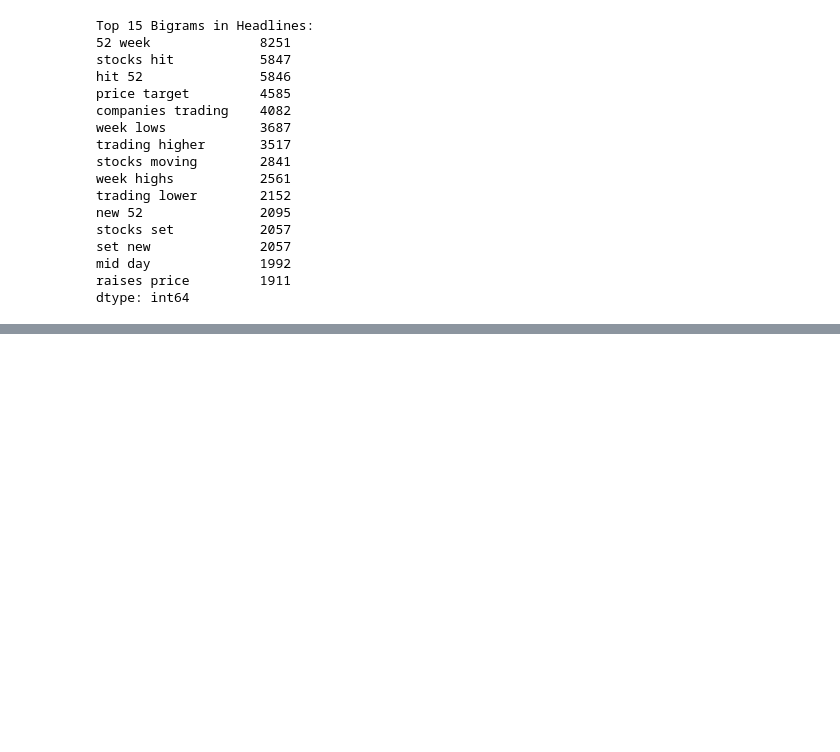
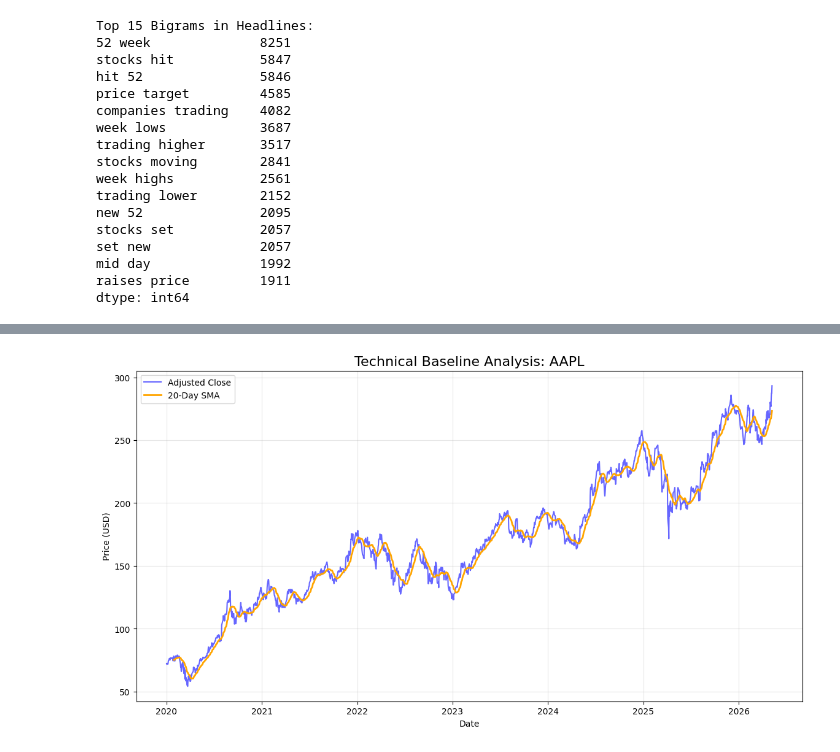
Before and after one commit to Solih06/nova-financial-analysis, a Jupyter notebook: notebooks/eda_analysis.ipynb, the cells around one changed output, grey strips where cells are left out. Saved outputs shown, nothing was run; the diff lists cells and outputs as text; code cells hidden in the pictures; blank space fills up the shorter version.

```diff
--- a/notebooks/eda_analysis.ipynb
+++ b/notebooks/eda_analysis.ipynb
@@ -127,0 +156,17 @@ dtype: int64
+# %%
+import yfinance as yf
+import pandas as pd
+
+# 1. Define the ticker and date range
+ticker = "AAPL"
+start_date = "2020-01-01"
+end_date = "2026-05-10"
+
+# 2. Fetch the data
+print(f"Downloading {ticker} data...")
+stock_df = yf.download(ticker, start=start_date, end=end_date)
+
+# 3. Calculate the SMA_20 (This is the technical indicator proof!)
+stock_df['SMA_20'] = stock_df['Close'].rolling(window=20).mean()
+
+print("Data ready for plotting!")
@@ -127,0 +180,21 @@ dtype: int64
+# %%
+import matplotlib.pyplot as plt
+
+# Assuming 'stock_df' contains your fetched yfinance data
+plt.figure(figsize=(14, 7))
+
+# Plotting Price and SMA
+plt.plot(stock_df.index, stock_df['Close'], label='Adjusted Close', alpha=0.6, color='blue')
+plt.plot(stock_df.index, stock_df['SMA_20'], label='20-Day SMA', color='orange', linewidth=2)
+
+plt.title(f"Technical Baseline Analysis: AAPL", fontsize=16)
+plt.xlabel("Date")
+plt.ylabel("Price (USD)")
+plt.legend(loc='best')
+plt.grid(True, alpha=0.3)
+
+# Save for Report proof
+plt.savefig('../visuals/aapl_technical_indicators.png', bbox_inches='tight')
+plt.show()
+# %% [output]
+[figure, added]
```
Also changed, not shown: parts of 4 cells of this notebook, 1 other file.
